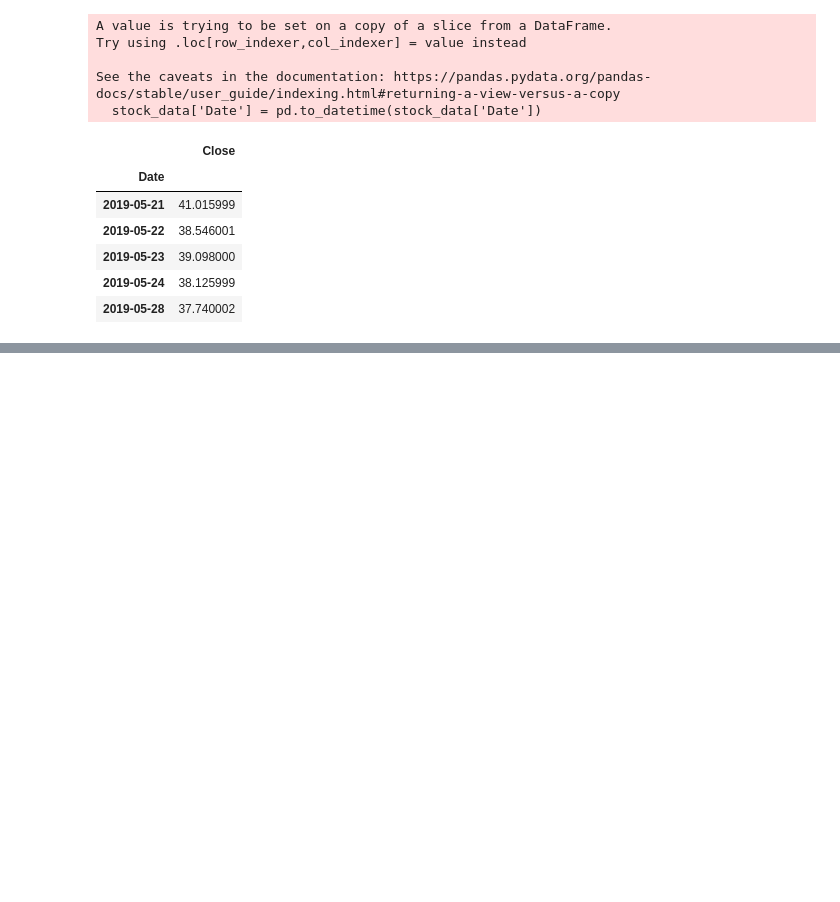
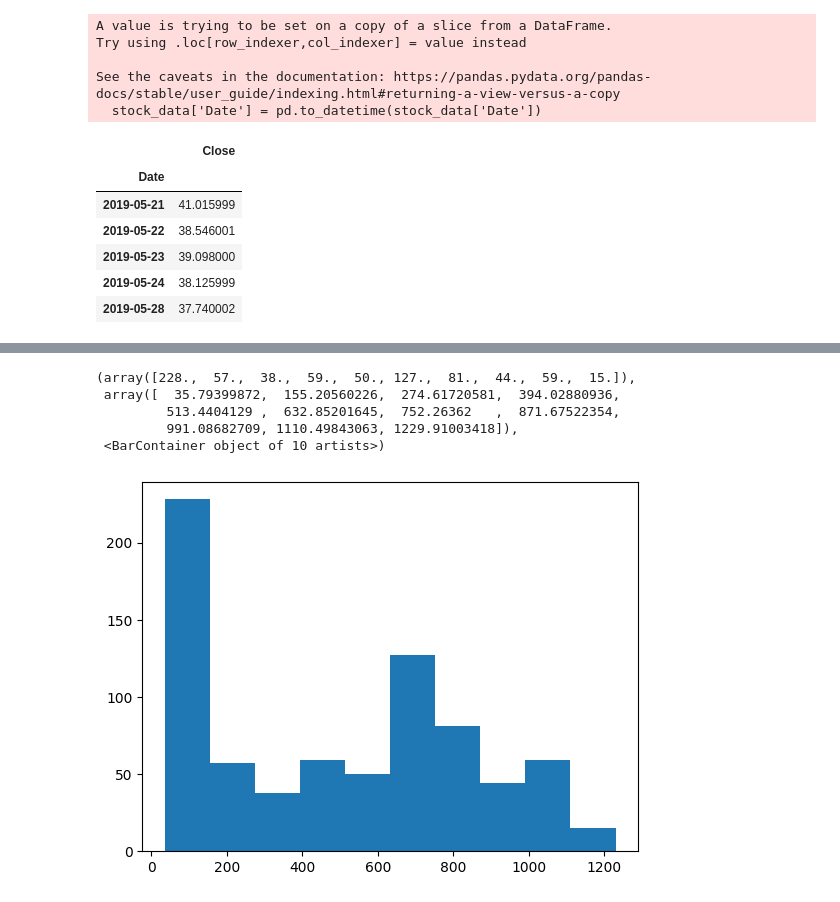
Before and after one commit to Monish-Nallagondalla/ML-Revision, a Jupyter notebook: Anomaly Detection and Time series/Timeseries_TSLA.ipynb, the cells around one changed output, grey strips where cells are left out. Cells and saved outputs as stored; diff of their text form; code cells hidden in the pictures; blank space fills up the shorter version.

```diff
--- a/Anomaly Detection and Time series/Timeseries_TSLA.ipynb
+++ b/Anomaly Detection and Time series/Timeseries_TSLA.ipynb
@@ -76,0 +119,9 @@ stock_data.head()
+# %%
+plt.hist(stock_data.Close)
+# %% [output]
+(array([228.,  57.,  38.,  59.,  50., 127.,  81.,  44.,  59.,  15.]),
+ array([  35.79399872,  155.20560226,  274.61720581,  394.02880936,
+         513.4404129 ,  632.85201645,  752.26362   ,  871.67522354,
+         991.08682709, 1110.49843063, 1229.91003418]),
+ <BarContainer object of 10 artists>)
+[figure, added]
```
Also changed, not shown: parts of 4 cells of this notebook.
